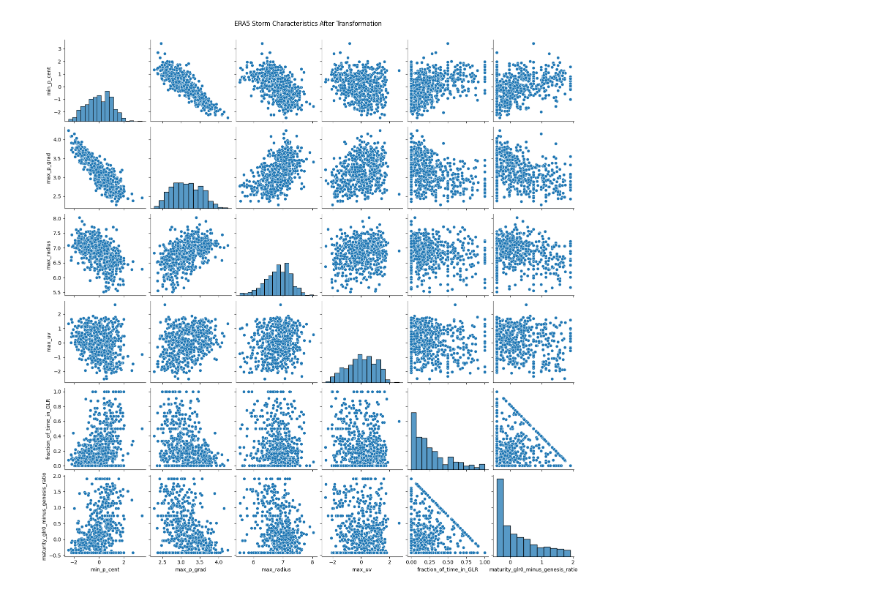
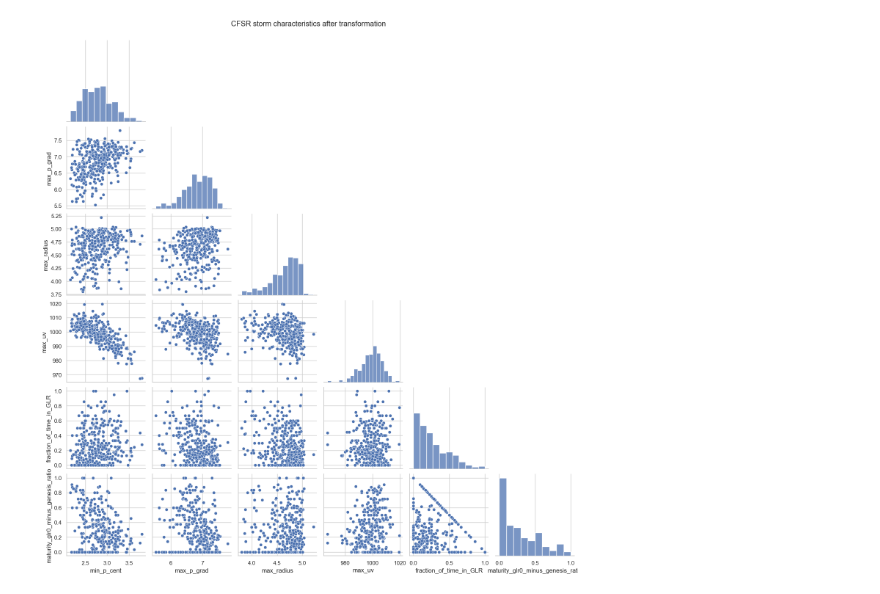
Before and after one commit to DaniJonesOcean/etc-impacts-great-lakes, a Jupyter notebook: notebooks/01_exploratory_analysis.ipynb, the cells around one changed output. Cells and saved outputs as stored; diff of their text form; code cells hidden in the pictures.

```diff
--- a/notebooks/01_exploratory_analysis.ipynb
+++ b/notebooks/01_exploratory_analysis.ipynb
@@ -79,21 +104,19 @@ CFSR Summary:
 # %%
 # ------------------------------
-# 3. Data Cleaning
+# 3. Basic cleaning
 # ------------------------------
+df_era5 = df_era5.loc[:, ~df_era5.columns.duplicated()].copy()
+df_cfsr = df_cfsr.loc[:, ~df_cfsr.columns.duplicated()].copy()
 
-# Remove duplicated columns
-print("Removing duplicate columns if present...")
-df_era5 = df_era5.loc[:, ~df_era5.columns.duplicated()]
-df_cfsr = df_cfsr.loc[:, ~df_cfsr.columns.duplicated()]
-
-# Apply season and clean teleconnections
-for df in [df_era5, df_cfsr]:
+for df in (df_era5, df_cfsr):
     add_season(df)
     clean_teleconnections(df)
 
-# Remove invalid CFSR values
 df_cfsr = df_cfsr[
-    (df_cfsr['fraction_of_time_in_GLR'] >= 0) &
-    (df_cfsr['maturity_glr0_minus_genesis_ratio'] >= 0)
+    (df_cfsr["fraction_of_time_in_GLR"] >= 0)
+    & (df_cfsr["maturity_glr0_minus_genesis_ratio"] >= 0)
 ].copy()
+
+print("ERA5 shape after cleaning:", df_era5.shape)
+print("CFSR shape after cleaning:", df_cfsr.shape)
 # %% [output]
@@ -190,19 +196,33 @@ plt.show()
 # %%
 # ------------------------------
-# 5a. Transform Storm Properties
+# 6. Transform storm characteristics
 # ------------------------------
 preprocessor = build_transformer()
+
 X_era5 = df_era5[storm_characteristics]
 X_cfsr = df_cfsr[storm_characteristics]
 
 X_era5_transformed = preprocessor.fit_transform(X_era5)
 X_cfsr_transformed = preprocessor.transform(X_cfsr)
 
-df_era5_transformed = pd.DataFrame(X_era5_transformed, columns=storm_characteristics, index=df_era5.index)
-df_cfsr_transformed = pd.DataFrame(X_cfsr_transformed, columns=storm_characteristics, index=df_cfsr.index)
+df_era5_transformed = pd.DataFrame(
+    X_era5_transformed,
+    columns=storm_characteristics,
+    index=df_era5.index,
+)
 
-sns.pairplot(df_era5_transformed.sample(frac=0.1, random_state=42), corner=False)
-plt.suptitle("ERA5 Storm Characteristics After Transformation", y=1.02)
+df_cfsr_transformed = pd.DataFrame(
+    X_cfsr_transformed,
+    columns=storm_characteristics,
+    index=df_cfsr.index,
+)
+
+# Optional diagnostic: transformed storm characteristics
+sns.pairplot(
+    df_cfsr_transformed.sample(frac=0.1, random_state=42),
+    corner=True
+)
+plt.suptitle("CFSR storm characteristics after transformation", y=1.02)
 plt.show()
 # %% [output]
-[figure, old version]
+[figure, new version]
```
Also changed, not shown: parts of 16 cells of this notebook.
